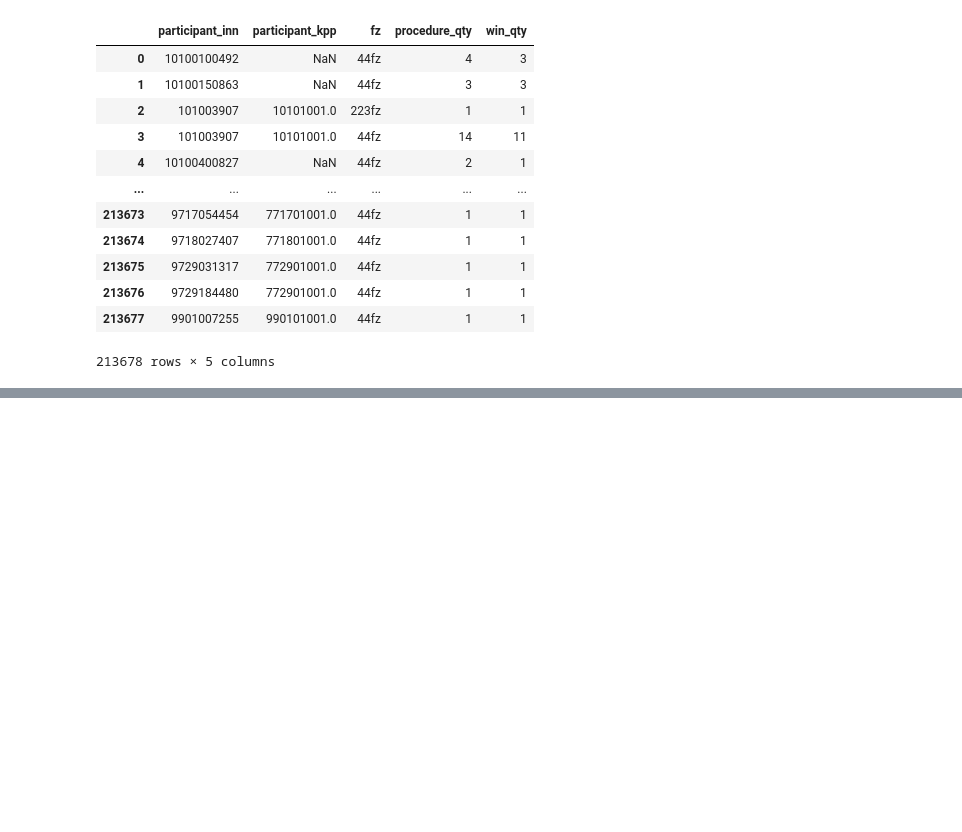
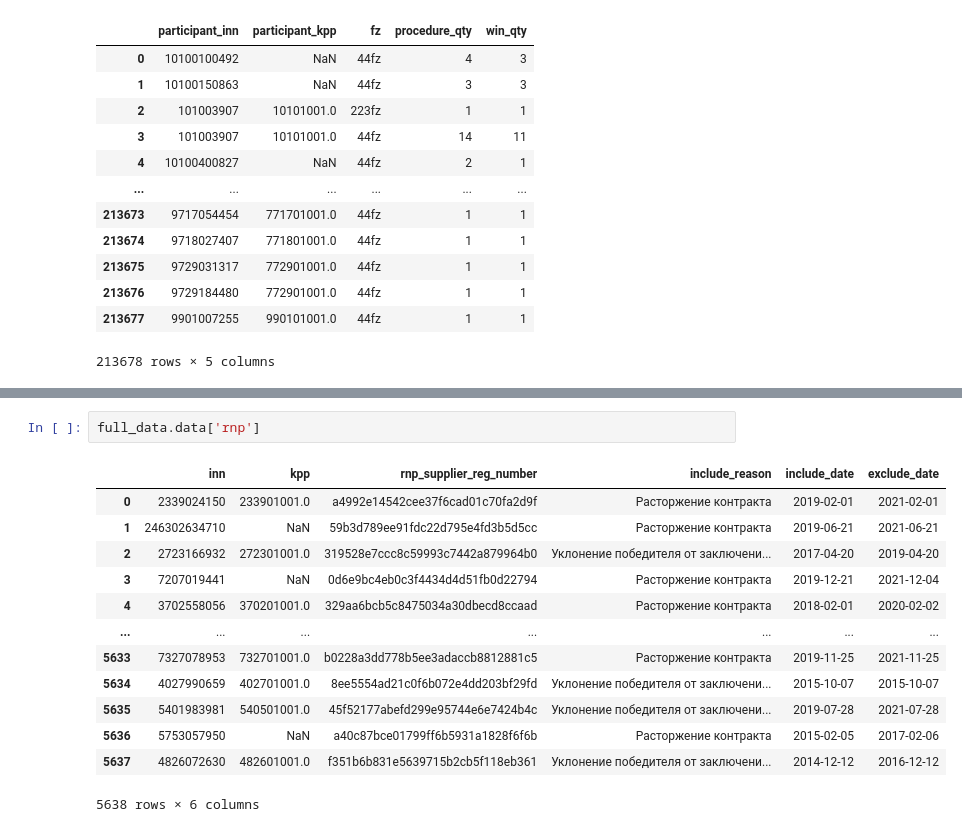
Before and after one commit to werserk/RLTHack, a Jupyter notebook: FirstLook.ipynb, the cells around one changed output, grey strips where cells are left out. Cells and saved outputs as stored; diff of their text form; blank space fills up the shorter version.

```diff
--- a/FirstLook.ipynb
+++ b/FirstLook.ipynb
@@ -280,0 +293,16 @@ full_data.data['participation_statistic']
+# %%
+full_data.data['rnp']
+# %% [output]
+|  | inn | kpp | rnp_supplier_reg_number | include_reason | include_date | exclude_date |
+| 0 | 2339024150 | 233901001.0 | a4992e14542cee37f6cad01c70fa2d9f | Расторжение контракта | 2019-02-01 | 2021-02-01 |
+| 1 | 246302634710 | NaN | 59b3d789ee91fdc22d795e4fd3b5d5cc | Расторжение контракта | 2019-06-21 | 2021-06-21 |
+| 2 | 2723166932 | 272301001.0 | 319528e7ccc8c59993c7442a879964b0 | Уклонение победителя от заключени... | 2017-04-20 | 2019-04-20 |
+| 3 | 7207019441 | NaN | 0d6e9bc4eb0c3f4434d4d51fb0d22794 | Расторжение контракта | 2019-12-21 | 2021-12-04 |
+| 4 | 3702558056 | 370201001.0 | 329aa6bcb5c8475034a30dbecd8ccaad | Расторжение контракта | 2018-02-01 | 2020-02-02 |
+| ... | ... | ... | ... | ... | ... | ... |
+| 5633 | 7327078953 | 732701001.0 | b0228a3dd778b5ee3adaccb8812881c5 | Расторжение контракта | 2019-11-25 | 2021-11-25 |
+| 5634 | 4027990659 | 402701001.0 | 8ee5554ad21c0f6b072e4dd203bf29fd | Уклонение победителя от заключени... | 2015-10-07 | 2015-10-07 |
+| 5635 | 5401983981 | 540501001.0 | 45f52177abefd299e95744e6e7424b4c | Уклонение победителя от заключени... | 2019-07-28 | 2021-07-28 |
+| 5636 | 5753057950 | NaN | a40c87bce01799ff6b5931a1828f6f6b | Расторжение контракта | 2015-02-05 | 2017-02-06 |
+| 5637 | 4826072630 | 482601001.0 | f351b6b831e5639715b2cb5f118eb361 | Уклонение победителя от заключени... | 2014-12-12 | 2016-12-12 |
+5638 rows × 6 columns
```
Also changed, not shown: parts of 3 cells of this notebook.
